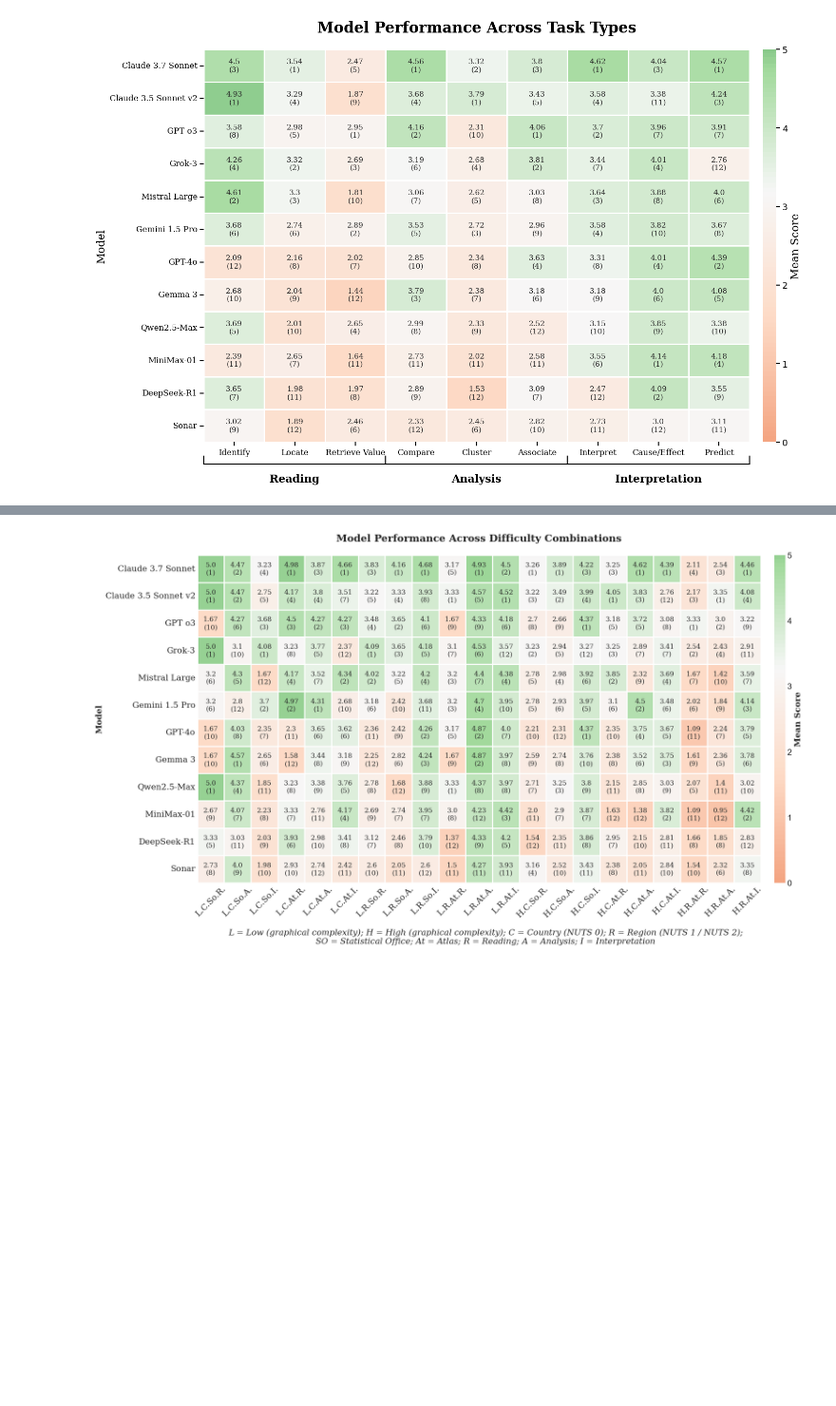
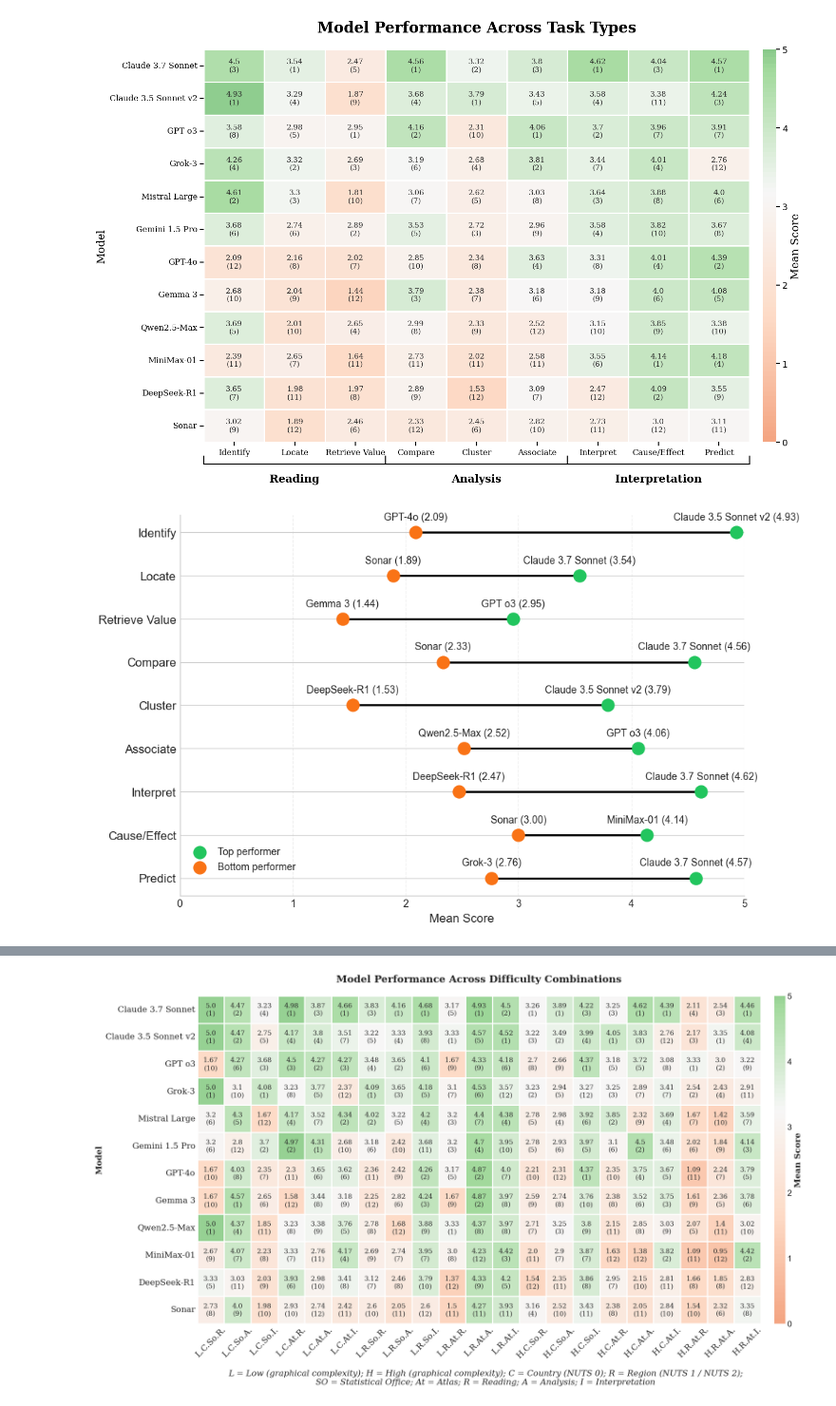
Before and after one commit to MartaSolarz/evaluation-genai-statistical-maps, a Jupyter notebook: statistical_analysis/batch_only/visualizations.ipynb, the cells around one changed output, grey strips where cells are left out. Shown at 95% size. Saved outputs shown, nothing was run; the diff lists cells and outputs as text; code cells hidden in the pictures; blank space fills up the shorter version.

```diff
--- a/statistical_analysis/batch_only/visualizations.ipynb
+++ b/statistical_analysis/batch_only/visualizations.ipynb
@@ -446,6 +446,60 @@ plt.savefig('../../results/plots/appendix3.png', dpi=300, bbox_inches='tight', f
 plt.show()
 # %% [output]
 [figure]
+# %%
+import matplotlib.pyplot as plt
+import pandas as pd
+import numpy as np
+
+
+desired_order = ['identify', 'locate', 'retrieve value', 'compare', 'cluster',
+                 'associate', 'interpret', 'cause/effect', 'predict']
+
+available_columns = [col for col in desired_order if col in task_pivot.columns]
+task_pivot = task_pivot[available_columns]
+
+
+top_performers = task_pivot.idxmax()   # nazwa modelu z najwyższym wynikiem
+bottom_performers = task_pivot.idxmin()  # nazwa modelu z najniższym wynikiem
+
+top_scores = task_pivot.max()
+bottom_scores = task_pivot.min()
+
+fig, ax = plt.subplots(figsize=(10, 6))
+ax.spines['top'].set_visible(False)
+ax.spines['right'].set_visible(False)
+for i, task in enumerate(task_pivot.columns):
+    # linia łącząca top i bottom
+    ax.plot([bottom_scores[task], top_scores[task]], [i, i], color="#000000", zorder=1, linewidth=2)
+    # punkty top
+    ax.scatter(top_scores[task], i, color="#22c55e", s=150, zorder=2)
+    # punkty bottom
+    ax.scatter(bottom_scores[task], i, color="#f97316", s=150, zorder=3)
+    # podpisy modeli z wartością w nawiasie
+    ax.text(top_scores[task], i-0.35, f"{top_performers[task]} ({top_scores[task]:.2f})",
+            va='center', ha='center', fontsize=10)
+    ax.text(bottom_scores[task], i-0.35, f"{bottom_performers[task]} ({bottom_scores[task]:.2f})",
+            va='center', ha='center', fontsize=10)
+
+ax.set_xlim(0,5)
+ax.set_yticks(range(len(task_pivot.columns)))
+ax.set_yticklabels([t.title() for t in task_pivot.columns], fontsize=12)
+ax.invert_yaxis()
+ax.set_xlabel("Mean Score", fontsize=12)
+
+ax.grid(axis='x', linestyle='--', alpha=0.3)
+
+ax.scatter([], [], color="#22c55e", s=150, label='Top performer')
+ax.scatter([], [], color="#f97316", s=150, label='Bottom performer')
+ax.legend(loc=(0.01,0.05))
+
+plt.savefig('../../results/plots/dumbbell-plot.png', dpi=300, bbox_inches='tight', facecolor='white')
+
+
+plt.tight_layout()
+plt.show()
+# %% [output]
+[figure, added]
 # %%
 def add_significance_line(ax, x1, x2, y, sig_level):
     if not sig_level:
```
Also changed, not shown: parts of 5 cells of this notebook, 5 other files.
